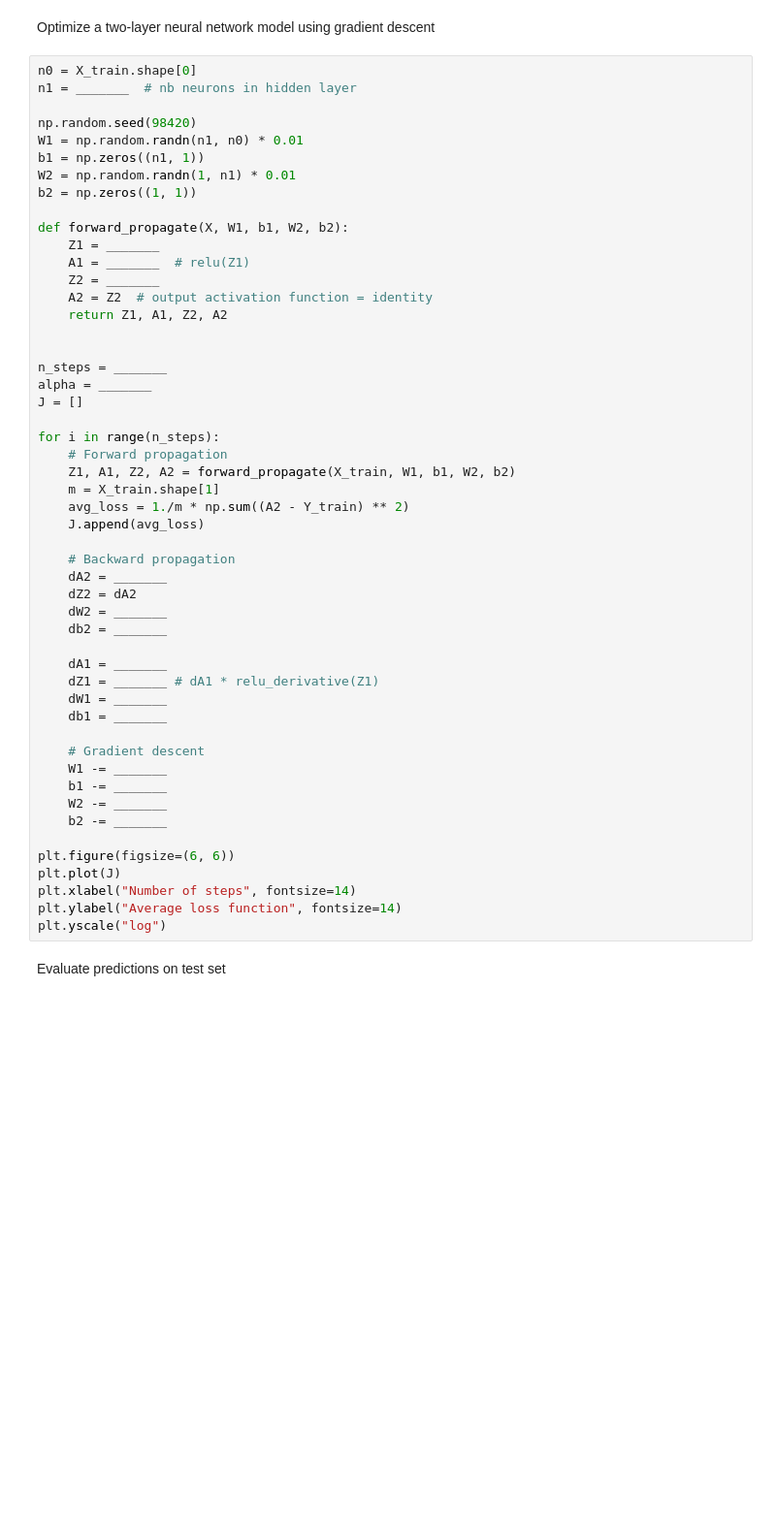
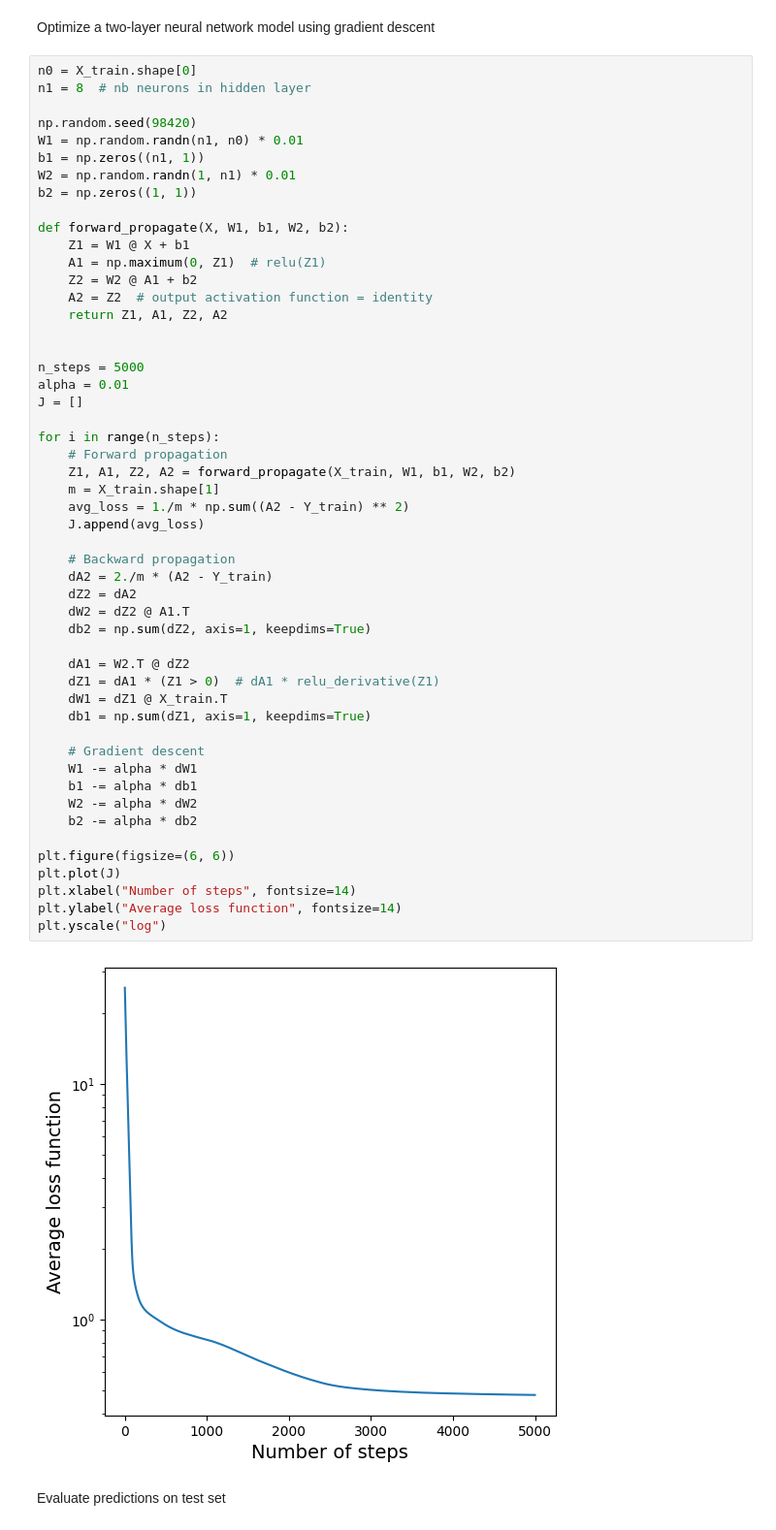
Before and after one commit to kkipngenokoech/Material-Science, a Jupyter notebook: Laboratory 03 - Machine Learning/neural_network_perovskite.ipynb, the cells around one changed output. Shown at 97% size. Saved outputs shown, nothing was run; the diff lists cells and outputs as text; blank space fills up the shorter version.

```diff
--- a/Laboratory 03 - Machine Learning/neural_network_perovskite.ipynb
+++ b/Laboratory 03 - Machine Learning/neural_network_perovskite.ipynb
@@ -34,55 +36,57 @@ print(X_train.shape, Y_train.shape)
 Optimize a two-layer neural network model using gradient descent
 # %%
 n0 = X_train.shape[0]
-n1 = _______  # nb neurons in hidden layer
+n1 = 8  # nb neurons in hidden layer
 
 np.random.seed(98420)
 W1 = np.random.randn(n1, n0) * 0.01
 b1 = np.zeros((n1, 1))
 W2 = np.random.randn(1, n1) * 0.01
 b2 = np.zeros((1, 1))
 
 def forward_propagate(X, W1, b1, W2, b2):
-    Z1 = _______
-    A1 = _______  # relu(Z1)
-    Z2 = _______
+    Z1 = W1 @ X + b1
+    A1 = np.maximum(0, Z1)  # relu(Z1)
+    Z2 = W2 @ A1 + b2
     A2 = Z2  # output activation function = identity
     return Z1, A1, Z2, A2
 
 
-n_steps = _______
-alpha = _______
+n_steps = 5000
+alpha = 0.01
 J = []
 
 for i in range(n_steps):
     # Forward propagation
     Z1, A1, Z2, A2 = forward_propagate(X_train, W1, b1, W2, b2)
     m = X_train.shape[1]
     avg_loss = 1./m * np.sum((A2 - Y_train) ** 2)
     J.append(avg_loss)
 
     # Backward propagation
-    dA2 = _______
+    dA2 = 2./m * (A2 - Y_train)
     dZ2 = dA2
-    dW2 = _______
-    db2 = _______
+    dW2 = dZ2 @ A1.T
+    db2 = np.sum(dZ2, axis=1, keepdims=True)
 
-    dA1 = _______
-    dZ1 = _______ # dA1 * relu_derivative(Z1)
-    dW1 = _______
-    db1 = _______
+    dA1 = W2.T @ dZ2
+    dZ1 = dA1 * (Z1 > 0)  # dA1 * relu_derivative(Z1)
+    dW1 = dZ1 @ X_train.T
+    db1 = np.sum(dZ1, axis=1, keepdims=True)
 
     # Gradient descent
-    W1 -= _______
-    b1 -= _______
-    W2 -= _______
-    b2 -= _______
+    W1 -= alpha * dW1
+    b1 -= alpha * db1
+    W2 -= alpha * dW2
+    b2 -= alpha * db2
 
 plt.figure(figsize=(6, 6))
 plt.plot(J)
 plt.xlabel("Number of steps", fontsize=14)
 plt.ylabel("Average loss function", fontsize=14)
 plt.yscale("log")
+# %% [output]
+[figure, added]
 # %% [markdown]
 Evaluate predictions on test set
 # %%
```
Also changed, not shown: parts of 4 cells of this notebook, 1 other file.
